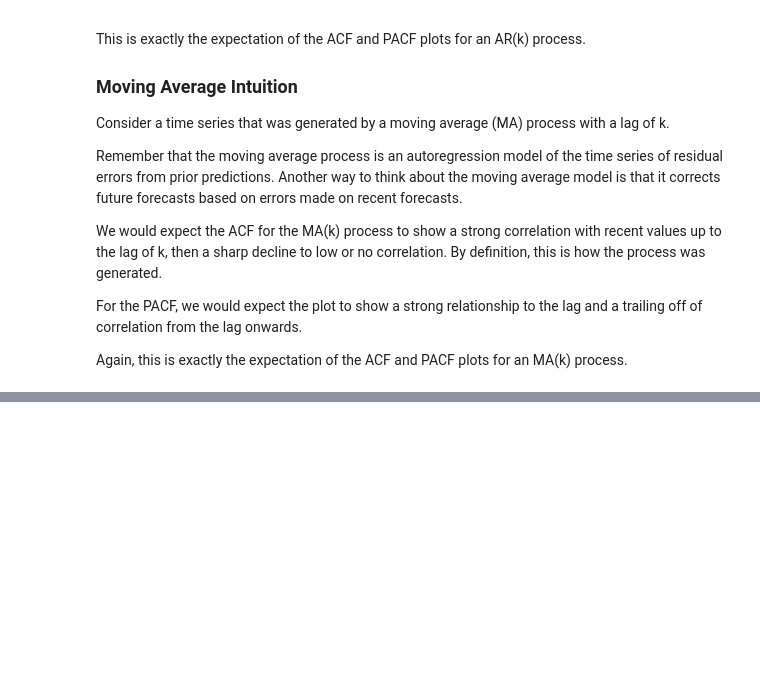
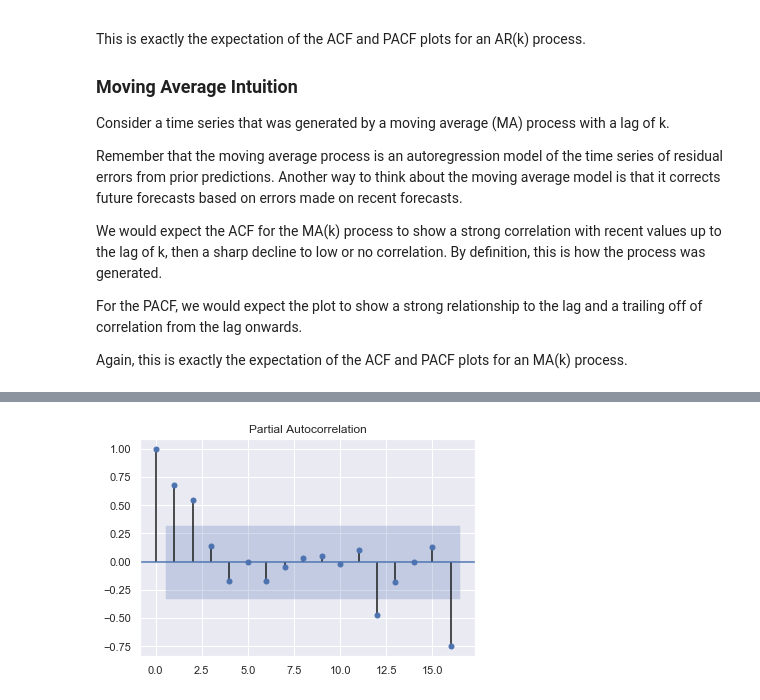
Before and after one commit to albahnsen/AdvancedMethodsDataAnalysisClass, a Jupyter notebook: notebooks/02-ARIMA.ipynb, the cells around one changed output, grey strips where cells are left out. Cells and saved outputs as stored; diff of their text form; code cells hidden in the pictures; blank space fills up the shorter version.

```diff
--- a/notebooks/02-ARIMA.ipynb
+++ b/notebooks/02-ARIMA.ipynb
@@ -182,0 +246,4 @@ Again, this is exactly the expectation of the ACF and PACF plots for an MA(k) pr
+# %%
+plot_pacf(series);
+# %% [output]
+[figure, added]
```
Also changed, not shown: parts of 19 cells of this notebook, 3 other files.
